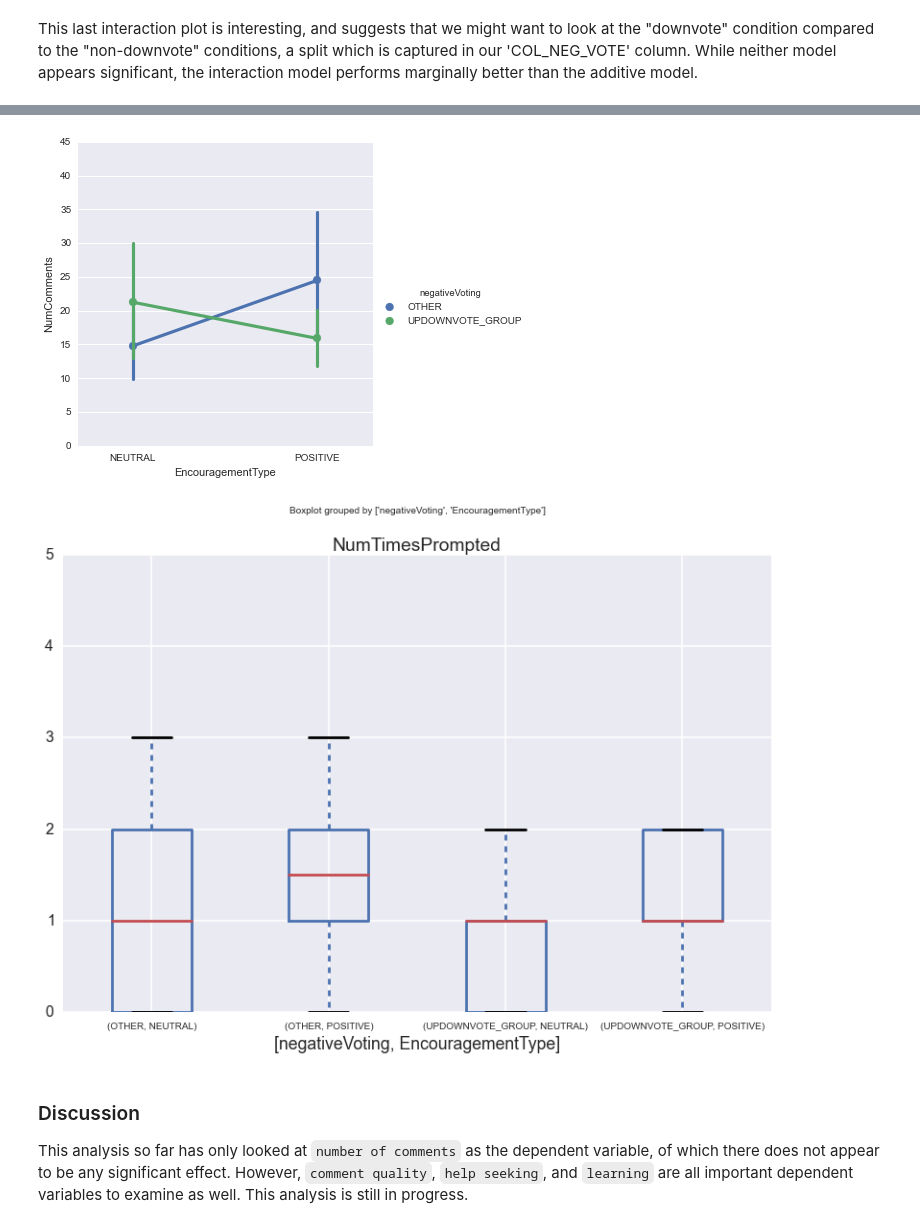
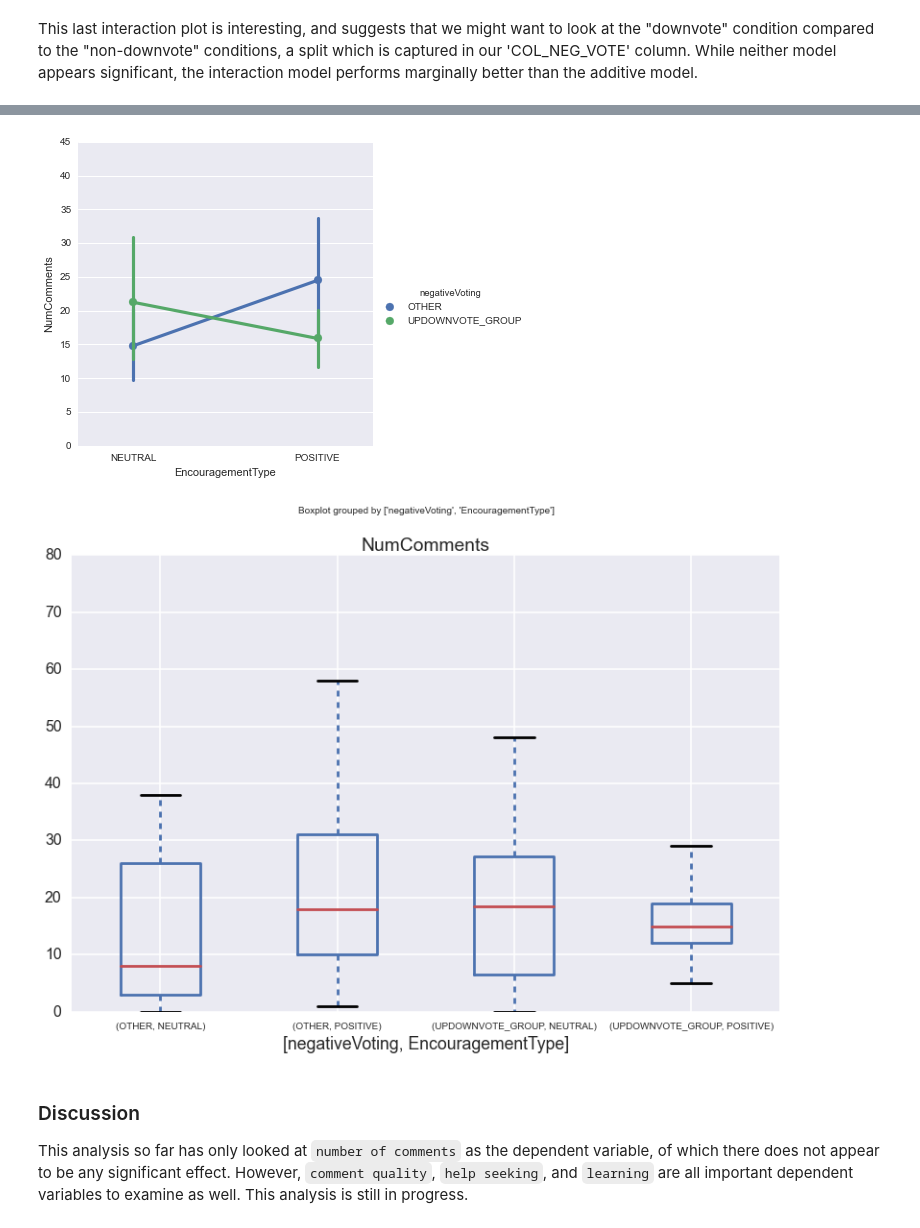
Before and after one commit to UberHowley/spoc-file-processing, a Jupyter notebook: SPOCanalysis.ipynb, the cells around one changed output, grey strips where cells are left out. Cells and saved outputs as stored; diff of their text form; code cells hidden in the pictures.

Commit message:
Fixed outcome variable for interaction plot

```diff
--- a/SPOCanalysis.ipynb
+++ b/SPOCanalysis.ipynb
@@ -364,7 +364,7 @@ sns.set_context("notebook")
 ax3 = sns.factorplot(x=col_names[1], hue=col_names[0], y=outcome, data=factor_groups, kind='point', ci=95)
 ax3.set(ylim=(0, 45))
 sns.set_context("poster")  # larger plots
-ax4 = factor_groups.boxplot(return_type='axes', column=col_names[2], by=[col_names[0], col_names[1]])
+ax4 = factor_groups.boxplot(return_type='axes', column=outcome, by=[col_names[0], col_names[1]])
 # %% [output]
 = = = = = = = = NumComments ~ C(negativeVoting) + C(EncouragementType) + NumTimesPrompted = = = = = = = =
                             OLS Regression Results
@@ -377,14 +377,14 @@ Time:                        17:48:33   Log-Likelihood:                -285.43
 No. Observations:                  68   AIC:                             578.9
 Df Residuals:                      64   BIC:                             587.7
 Df Model:                           3
 Covariance Type:            nonrobust
 ... (48 lines left out)
 = = vs. NumComments ~ C(negativeVoting) * C(EncouragementType) + NumTimesPrompted = =
    df_resid           ssr  df_diff    ss_diff         F    Pr(>F)
 0        64  17616.190124        0        NaN       NaN       NaN
 1        63  16772.007414        1  844.18271  3.170969  0.079779
-[figure, old version]
+[figure, new version]
-[figure, old version]
+[figure, new version]
 # %% [markdown]
 ### Discussion
 This analysis so far has only looked at `number of comments` as the dependent variable, of which there does not appear to be any significant effect. However, `comment quality`, `help seeking`, and `learning` are all important dependent variables to examine as well. This analysis is still in progress.
```
Also changed, not shown: parts of 1 cell of this notebook.
